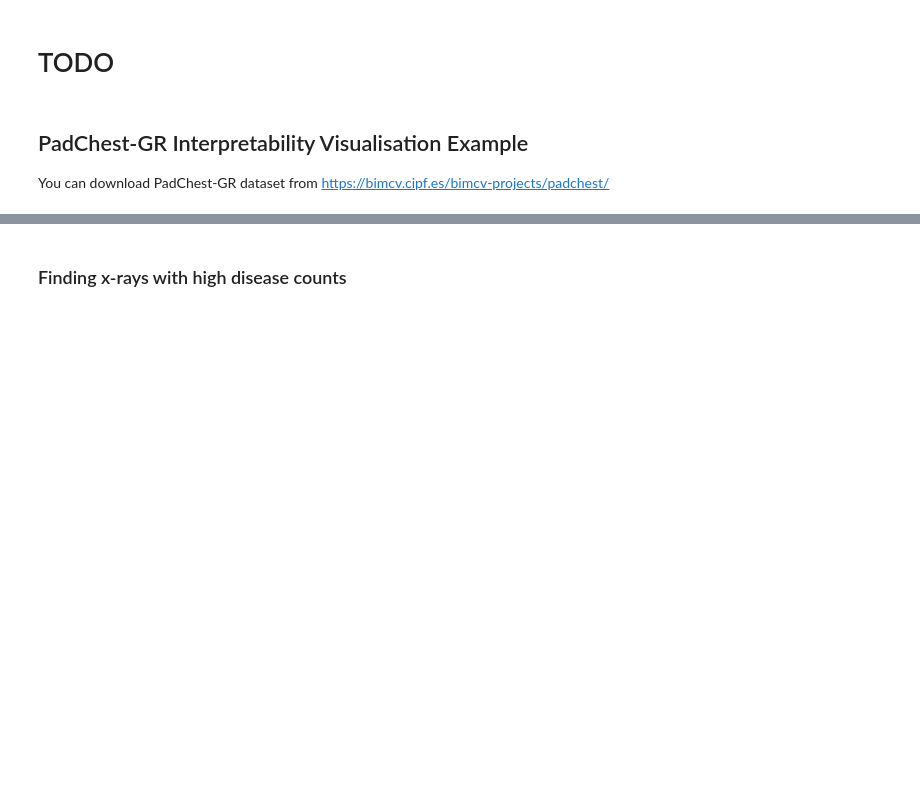
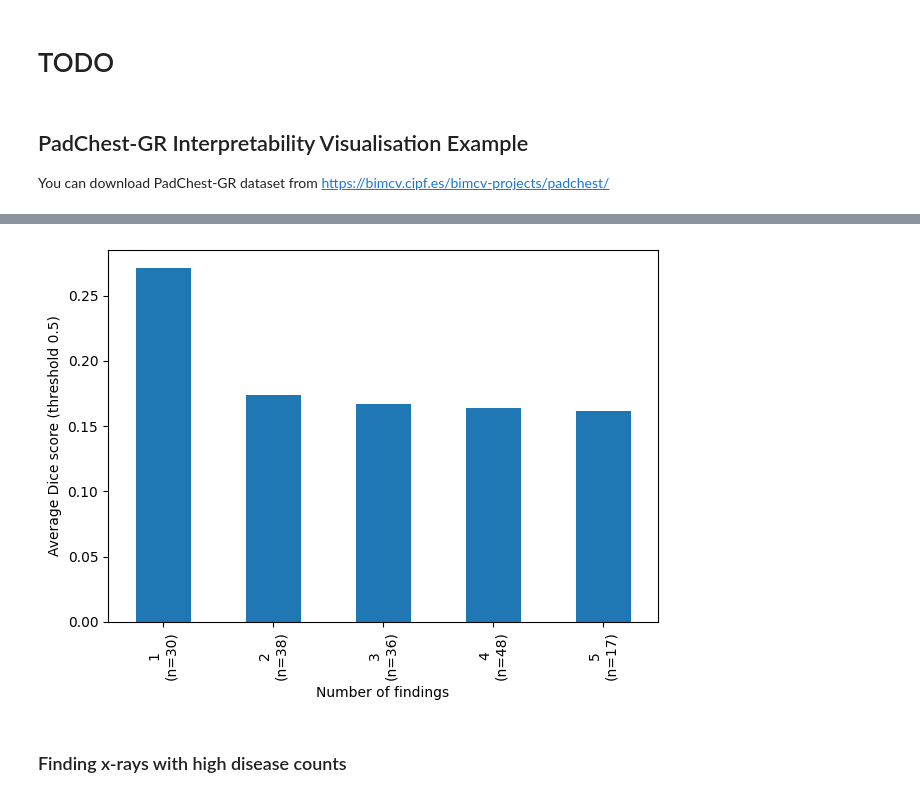
Before and after one commit to homiecal/dap-playground, a Jupyter notebook: multiple-disease-impact-on-interpretability-VLM.ipynb, the cells around one changed output, grey strips where cells are left out. Saved outputs shown, nothing was run; the diff lists cells and outputs as text; code cells hidden in the pictures; blank space fills up the shorter version.

```diff
--- a/multiple-disease-impact-on-interpretability-VLM.ipynb
+++ b/multiple-disease-impact-on-interpretability-VLM.ipynb
@@ -682,0 +548,24 @@ Legend: Negative Neutral Positive
+# %%
+thresholds = [0.3,0.4,0.5]
+
+# Move the model to the GPU if it's not already there
+model = model.to(device)
+
+dice_results = []
+for n, (image_id, image, texts, bboxes, offsets) in enumerate(padchest_abnormal_loader):
+    image = image.unsqueeze(0).to(device)
+
+    num_findings_in_image = len(texts)
+    if texts:
+      text = clip.tokenize(texts).to(device)
+
+      R_text, R_image = interpret(model=model, image=image, texts=text, device=device)
+      batch_size = text.shape[0]
+      for i in range(batch_size):
+        # show_heatmap_on_text(texts[i], text[i], R_text[i])
+        # show_image_relevance(R_image[i], image, orig_image=Image.open(f"{IMAGE_FOLDER}/{image_id}"), bboxes=bboxes[i])
+        # plt.show()
+        results = dice_score(R_image[i], bboxes[i], thresholds)
+        results['no_findings_in_image'] = num_findings_in_image
+        results['bbox_percent'] = sum(bbox_percent(bbox) for bbox in bboxes[i])
+        dice_results.append(results)
@@ -682,0 +603,19 @@ Legend: Negative Neutral Positive
+# %%
+df['no_findings_in_image_cap'] = np.where(df['no_findings_in_image'] > 5, 5,df['no_findings_in_image'])
+
+grouped = df.groupby("no_findings_in_image_cap", observed=False)["dice_at_0.5"]
+mean_dice = grouped.mean()
+counts = grouped.count()
+categories = mean_dice.index
+
+ax = mean_dice.plot(kind="bar")
+ax.set_xlabel("Number of findings")
+ax.set_ylabel("Average Dice score (threshold 0.5)")
+ax.set_xticks(
+    range(len(categories)),
+    [f"{category}\n(n={count})" for category, count in zip(categories, counts)],
+)
+plt.tight_layout()
+plt.show()
+# %% [output]
+[figure, added]
```
Also changed, not shown: parts of 66 cells of this notebook.
